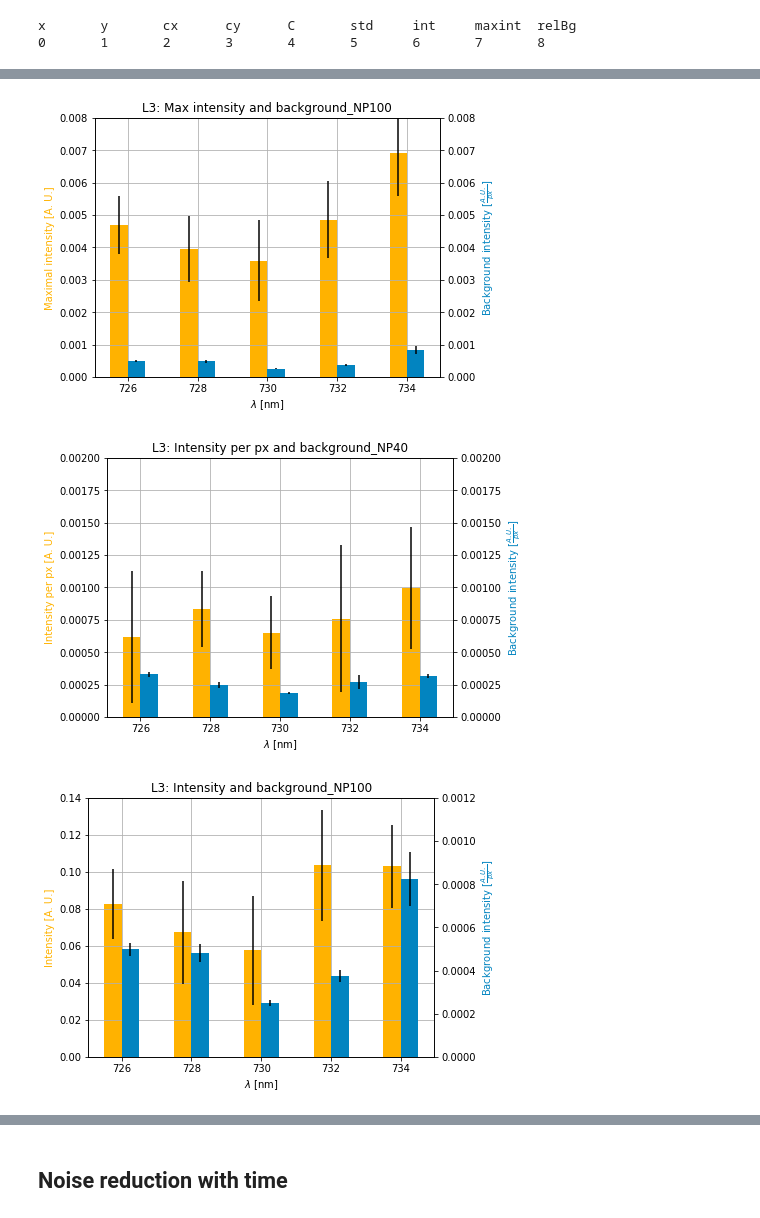
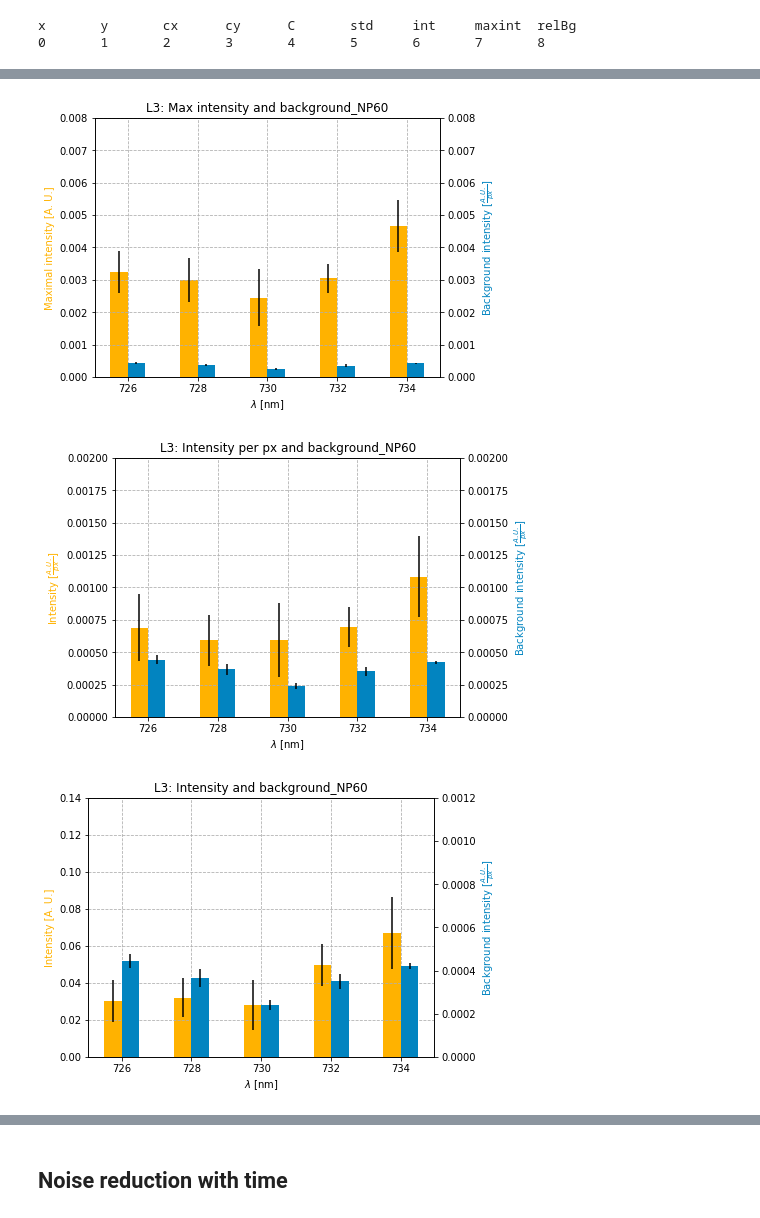
Before and after one commit to Yennda/spr_microscopy, a Jupyter notebook: jup_np_L3.ipynb, the cells around one changed output, grey strips where cells are left out. Drawn from its saved outputs; the diff is of its cells as text; code cells hidden in the pictures.

```diff
--- a/jup_np_L3.ipynb
+++ b/jup_np_L3.ipynb
@@ -22,11 +20,16 @@ print('\t'.join([str(i) for i in range(9)]))
 x       y       cx      cy      C       std     int     maxint  relBg
 0       1       2       3       4       5       6       7       8
 # %%
-main_folder='C:/Users/jabuk/Documents/jaderka/ufe/results/'
-folder=main_folder+'L3/'
+# main_folder='C:/Users/jabuk/Documents/jaderka/ufe/results/'
+# folder=main_folder+'L3/'
+
+main_folder='C:/SPRUP_data_Jenda/2019_03_13_Jenda_microscopy/'
+# folder=main_folder+'19_08_29_L3/export_np/'
+folder=main_folder+'19_09_02_L3/export_np/'
 # %%
-np=100
-nm=[2, 1, 3, 4, 5]
+#19_08_29_L3
+# np=100
+# nm=[2, 1, 3, 4, 5]
 # np=80
 # nm=[10, 9, 8, 7, 6]
 # np=60
@@ -34,8 +37,18 @@ nm=[2, 1, 3, 4, 5]
 # np=40
 # nm=[26, 25, 22, 23, 24]
 
+# 19_09_02_L3
+# np=100
+# nm=[13, 14, 15, 16, 17]
+# nm+=[6, 8, 7]
+# np=80
+# nm=[22, 21, 20, 19, 18]
+np=60
+nm=[23, 24, 25, 26, 27]
+# nm+=[28, 29, 30]
 
-files=[folder+'norm_{:02.0f}_1'.format(f) for f in nm]
+
+files=[folder+'raw_{:02.0f}_1'.format(f) for f in nm]
 # files+=[folder+'meas_diff_02_1',
 #         folder+'meas_diff_03_1',]
 print('position in dip')
@@ -85,7 +98,7 @@ w=0.5
 
 fig = plt.figure()
 axes = fig.add_axes([0.1, 0.1, 0.8, 0.9])
-axes.grid('--')
+axes.grid(linestyle='--')
 
 title='Max intensity and background_NP'+str(np)
 axes.set_title(name+': '+title)
@@ -102,9 +115,10 @@ axes.bar([s-w/2 for s in wls], data1, w, yerr=data1_std, color=yellow, label='x'
 axesI.bar([s+w/2 for s in wls], data2, w, yerr=data2_std, color=blue,label='y')
 fig.savefig(folder+'plots/'+title.replace(' ', '_').lower()+'_'+name+'.png' , dpi=300,  bbox_inches='tight')
 # %% [output]
-[figure, old version]
+[figure, new version]
 # %%
 wls=[726, 728, 730, 732, 734]
+# wls+=[736, 738, 740]
 data1=[d[6] for d in data]
 data1_std=[d[6] for d in data_std]
 data2=[d[8] for d in data]
@@ -118,12 +132,12 @@ w=0.5
 
 fig = plt.figure()
 axes = fig.add_axes([0.1, 0.1, 0.8, 0.9])
-axes.grid('--')
+axes.grid(linestyle='--')
 
 title='Intensity per px and background_NP'+str(np)
 axes.set_title(name+': '+title)
 axes.set_xlabel('$\lambda$ [nm]')
-axes.set_ylabel('Intensity per px [A. U.]', color=yellow)
+axes.set_ylabel('Intensity [$\\frac{A. U.}{px}$]', color=yellow)
 axes.set_ylim([0, 0.002])
 
 axesI = axes.twinx()
@@ -135,34 +149,34 @@ axes.bar([s-w/2 for s in wls], data3, w, yerr=data3_std, color=yellow, label='x'
 axesI.bar([s+w/2 for s in wls], data2, w, yerr=data2_std, color=blue,label='y')
 fig.savefig(folder+'plots/'+title.replace(' ', '_').lower()+'_'+name+'.png' , dpi=300,  bbox_inches='tight')
 # %% [output]
-[figure, old version]
+[figure, new version]
 # %%
 wls=[726, 728, 730, 732, 734]
 data1=[d[6] for d in data]
 data1_std=[d[6] for d in data_std]
 data2=[d[8] for d in data]
 data2_std=[d[8] for d in data_std]
 area=[d[0]*d[1] for d in data]
 
 w=0.5
 
 fig = plt.figure()
 axes = fig.add_axes([0.1, 0.1, 0.8, 0.9])
-axes.grid('--')
+axes.grid(linestyle='--')
 
 title='Intensity and background_NP'+str(np)
 axes.set_title(name+': '+title)
 axes.set_xlabel('$\lambda$ [nm]')
 axes.set_ylabel('Intensity [A. U.]', color=yellow)
 axes.set_ylim([0, 0.14])
 
 axesI = axes.twinx()
 axesI.set_ylabel('Background intensity [$\\frac{A. U.}{px}$]', color=blue)
 axesI.set_ylim([0, 0.0012])
 
 axes.bar([s-w/2 for s in wls], data1, w, yerr=data1_std, color=yellow, label='x')
 
 axesI.bar([s+w/2 for s in wls], data2, w, yerr=data2_std, color=blue,label='y')
 fig.savefig(folder+'plots/'+title.replace(' ', '_').lower()+'_'+name+'.png' , dpi=300,  bbox_inches='tight')
 # %% [output]
-[figure, old version]
+[figure, new version]
```
Also changed, not shown: parts of 14 cells of this notebook, 2 other files.
